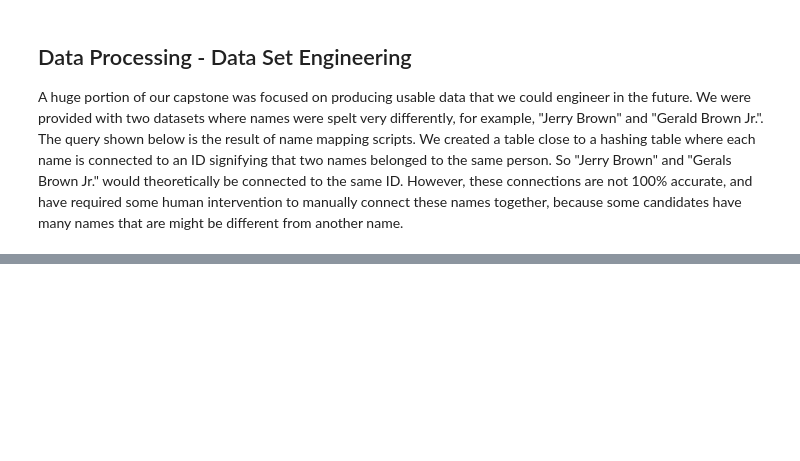
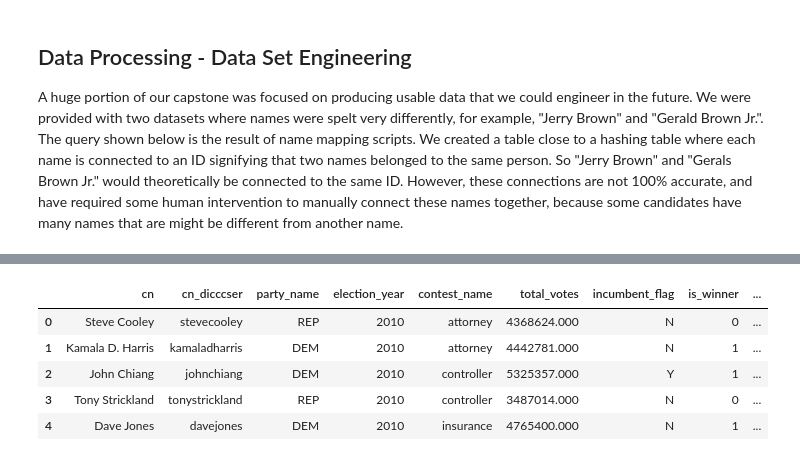
Before and after one commit to awoziji/datasci-campaign-finance, a Jupyter notebook: notebooks/CSUMBTeam1_writeup.ipynb, the cells around one changed output, grey strips where cells are left out. Drawn from its saved outputs; the diff is of its cells as text; code cells hidden in the pictures; blank space fills up the shorter version.

```diff
--- a/notebooks/CSUMBTeam1_writeup.ipynb
+++ b/notebooks/CSUMBTeam1_writeup.ipynb
@@ -99,0 +192,81 @@ FileNotFoundError: File b'./dbname_2_id___2.csv' does not exist
+# %%
+QUERY = """
+
+with t1 as ( --cadidate_contribution_per_election_cycle
+  select
+      recipient_candidate_name as rcn,
+      election_cycle as ec,
+      sum(transaction_amount) as trans_amount,
+      count(*) as num_trans
+  from trg_analytics.candidate_contributions
+  where cast(election_cycle as int) >= 2009 -- The election cycle year has to match the dicccser table election year time interval as to obtian the election results.
+  group by recipient_candidate_name, election_cycle
+),
+
+t2 as (
+  select
+    replace( candidate_name, '*', '') as cn,
+    party_name,
+    election_name,
+    contest_name,
+    sum(vote_total) as total_votes,
+    incumbent_flag,
+    rank() over (partition by election_name,  contest_name  order by sum(vote_total)  desc)  = 1 as is_winner
+  from data_ingest.casos__california_candidate_statewide_election_results
+  where county_name like 'State Totals'
+    and contest_name not like %s
+    and contest_name not like %s
+    and contest_name not like %s
+    and contest_name not like %s
+    and contest_name not like %s
+    and contest_name not like %s
+    and contest_name not like %s
+  group by
+    candidate_name,
+    party_name,
+    contest_name,
+    election_name,
+    incumbent_flag
+),
+
+t2_a as (
+  select
+    t2.cn,
+    regexp_replace(lower(split_part(t2.cn, ',', 2) || split_part(t2.cn, ',', 1)), '[^a-z]', '', 'g') as cn_dicccser,
+    party_name,
+    cast(SUBSTRING( election_name, 1, 4) as int) as election_year,
+    contest_name,
+    total_votes,
+    incumbent_flag,
+    is_winner::int as is_winner
+  from t2
+ ),
+
+t1_a as (
+  select
+      t1.rcn ,
+      regexp_replace(lower(split_part(rcn, ',', 2) || split_part(rcn, ',', 1)), '[^a-z]', '', 'g') as rcn_tacc,
+      --t1.rcn_tacc,
+      cast( t1.ec as int)+1 as election_year,
+      round(trans_amount/ num_trans, 2) as average_amount_per_contrib,
+      t1.num_trans,
+      t1.trans_amount as total_contrib
+  from t1
+)
+
+select *
+from t2_a
+join t1_a
+on cn_dicccser = rcn_tacc
+and t2_a.election_year = t1_a.election_year
+order by t2_a.election_year, t2_a.contest_name
+"""
+with engine.begin() as conn:
+    dat = pd.read_sql(QUERY, con=conn, params=("President%","president%", "US Senate%",
+                                                        "United States Representative%", "us", "united%",
+                                                       "%Congressional District",))
+
+#sql_results = sql_results.dropna()
+print("Size:", len(dat))
+dat.head(5)
+# %% [output]
@@ -99,0 +274,6 @@ FileNotFoundError: File b'./dbname_2_id___2.csv' does not exist
+|  | cn | cn_dicccser | party_name | election_year | contest_name | total_votes | incumbent_flag | is_winner | ... |
+| 0 | Steve Cooley | stevecooley | REP | 2010 | attorney | 4368624.000 | N | 0 | ... |
+| 1 | Kamala D. Harris | kamaladharris | DEM | 2010 | attorney | 4442781.000 | N | 1 | ... |
+| 2 | John Chiang | johnchiang | DEM | 2010 | controller | 5325357.000 | Y | 1 | ... |
+| 3 | Tony Strickland | tonystrickland | REP | 2010 | controller | 3487014.000 | N | 0 | ... |
+| 4 | Dave Jones | davejones | DEM | 2010 | insurance | 4765400.000 | N | 1 | ... |
```
Also changed, not shown: parts of 44 cells of this notebook.
